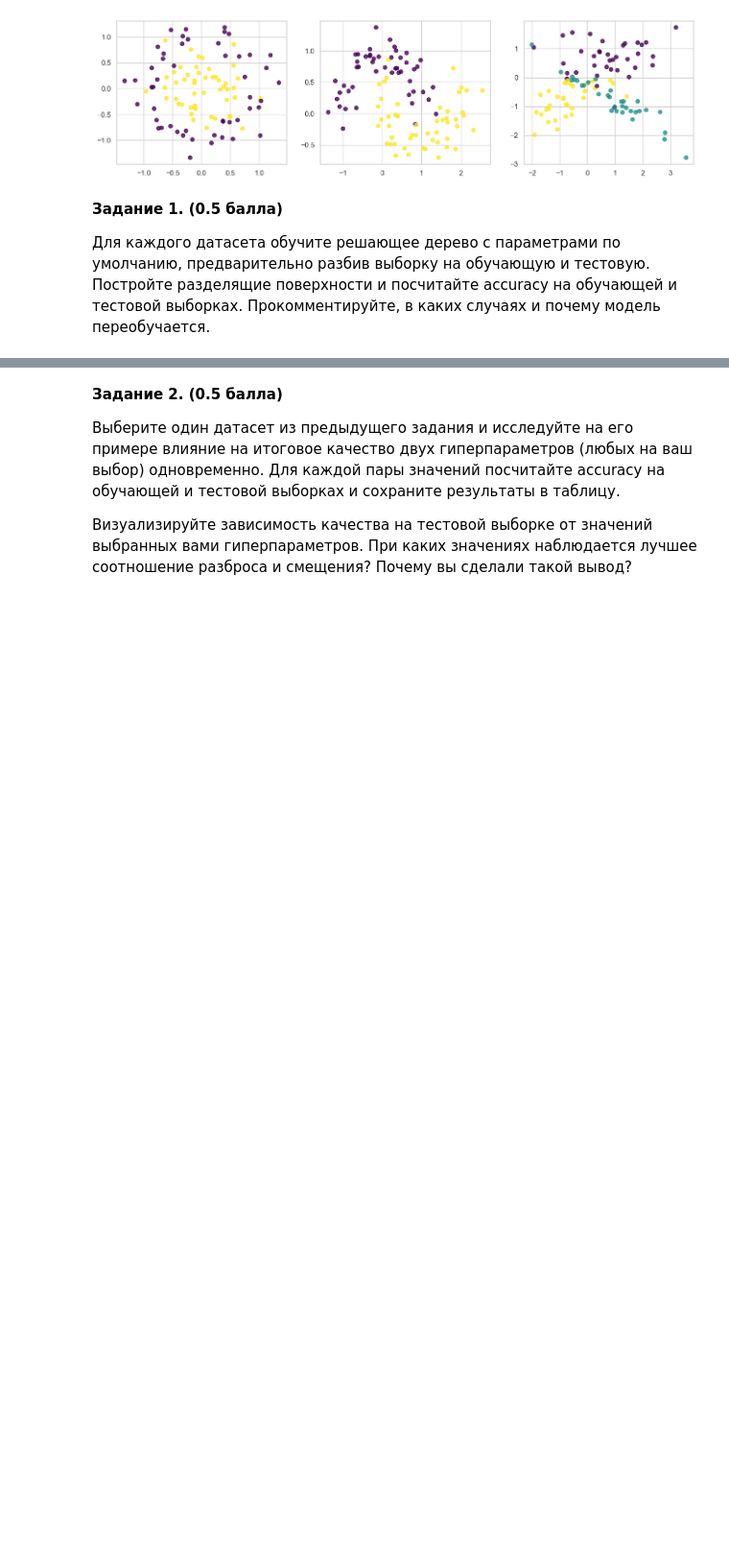
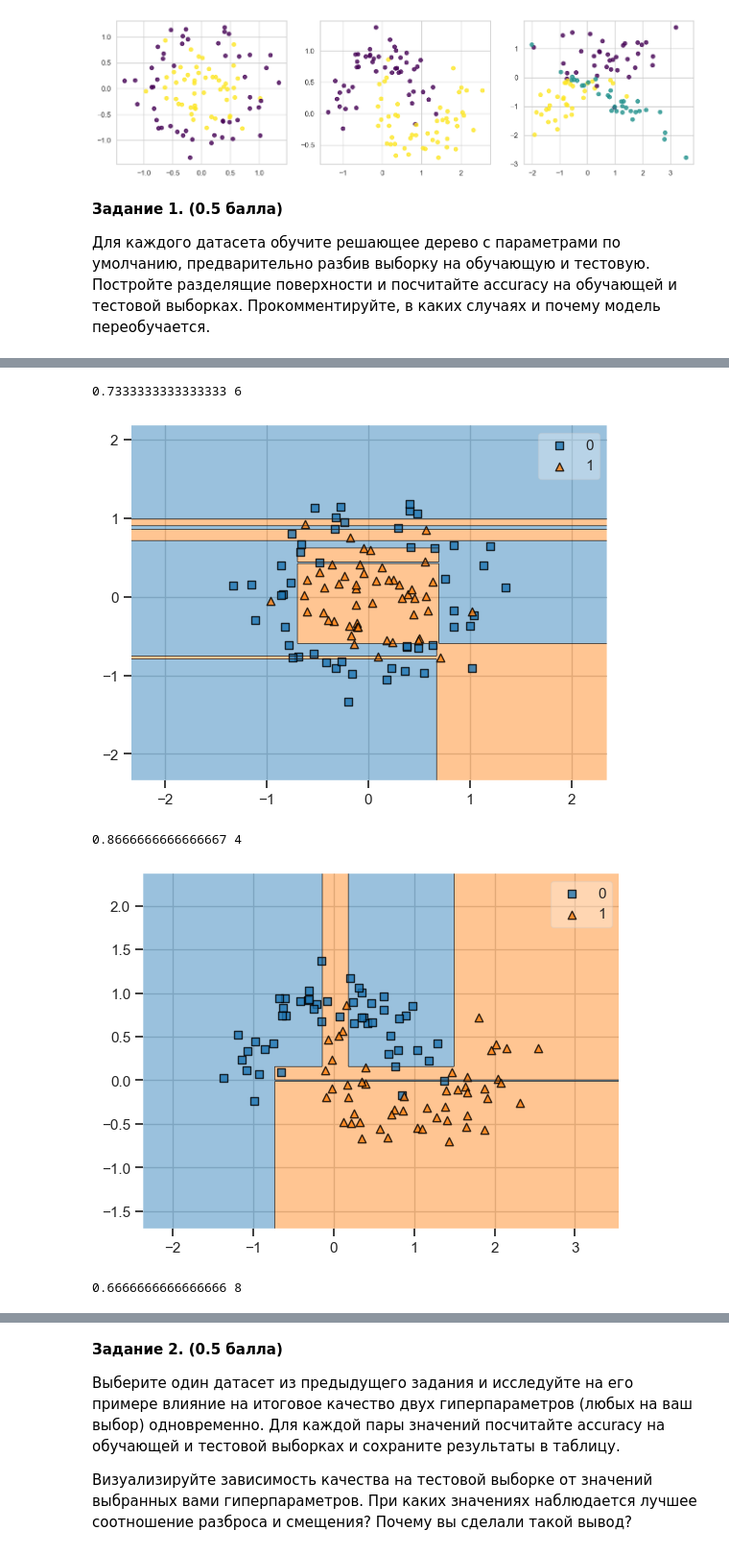
Before and after one commit to EgorGorshen/ml-hw, a Jupyter notebook: homework-practice-05-trees.ipynb, the cells around one changed output, grey strips where cells are left out. Shown at 96% size. Drawn from its saved outputs; the diff is of its cells as text; code cells hidden in the pictures; blank space fills up the shorter version.

```diff
--- a/homework-practice-05-trees.ipynb
+++ b/homework-practice-05-trees.ipynb
@@ -98,0 +118,25 @@ __Ответ:__
+# %%
+from sklearn.model_selection import train_test_split
+from sklearn.tree import DecisionTreeClassifier, plot_tree
+from sklearn.metrics import accuracy_score
+from mlxtend.plotting import plot_decision_regions
+
+for df in datasets:
+    x, y = df
+    xtr, xts, ytr, yts = train_test_split(x, y, test_size=0.3, random_state=42)
+    tree = DecisionTreeClassifier(random_state=42)
+    tree.fit(xtr, ytr)
+
+    y_pred = tree.predict(xts)
+
+    plot_decision_regions(x, y, clf=tree)
+
+    acc = accuracy_score(yts, y_pred)
+    print(acc, tree.get_depth())
+    plt.show()
+# %% [output]
+0.7333333333333333 6
+[figure, added]
+0.8666666666666667 4
+[figure, added]
+0.6666666666666666 8
```
Also changed, not shown: parts of 13 cells of this notebook, 1 other file.
